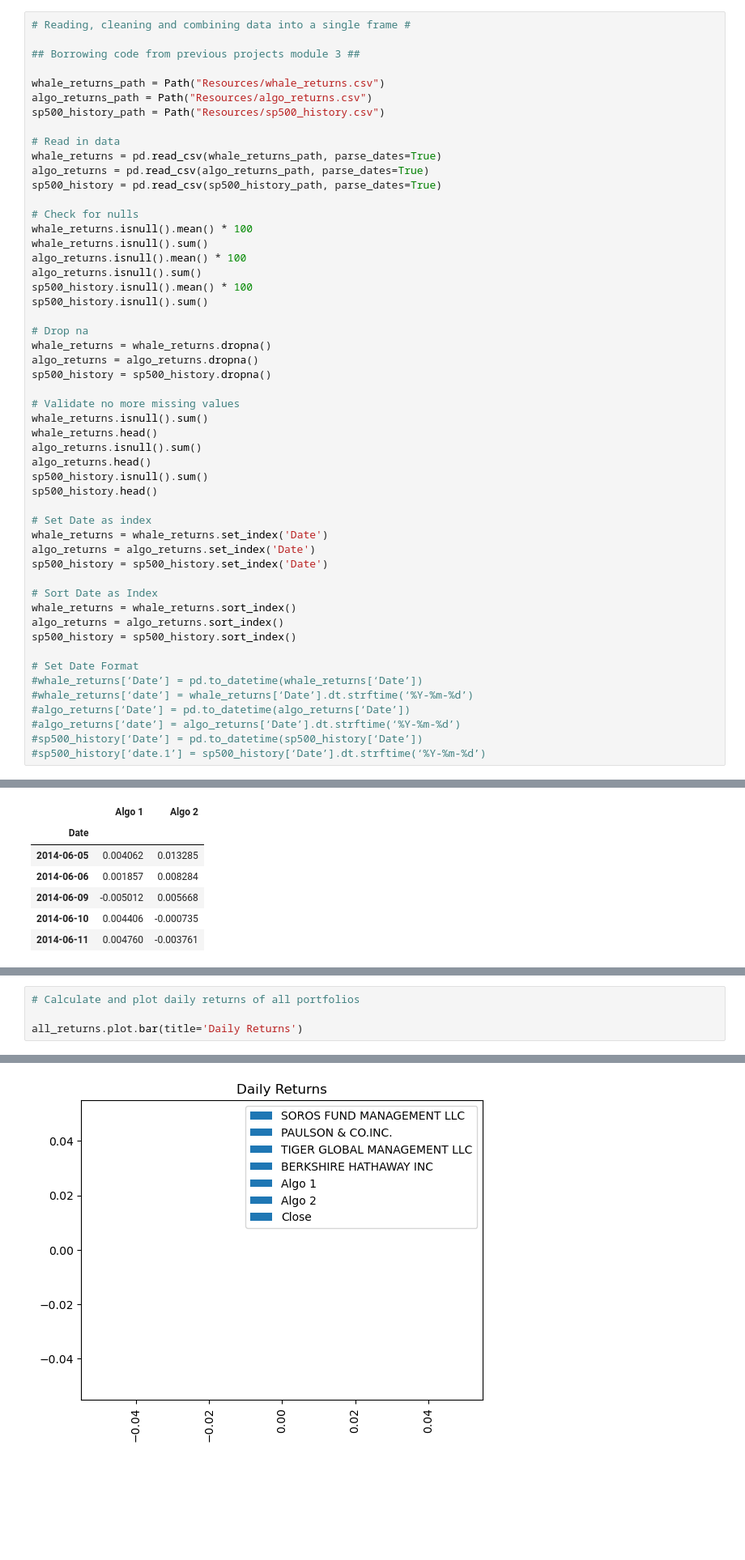
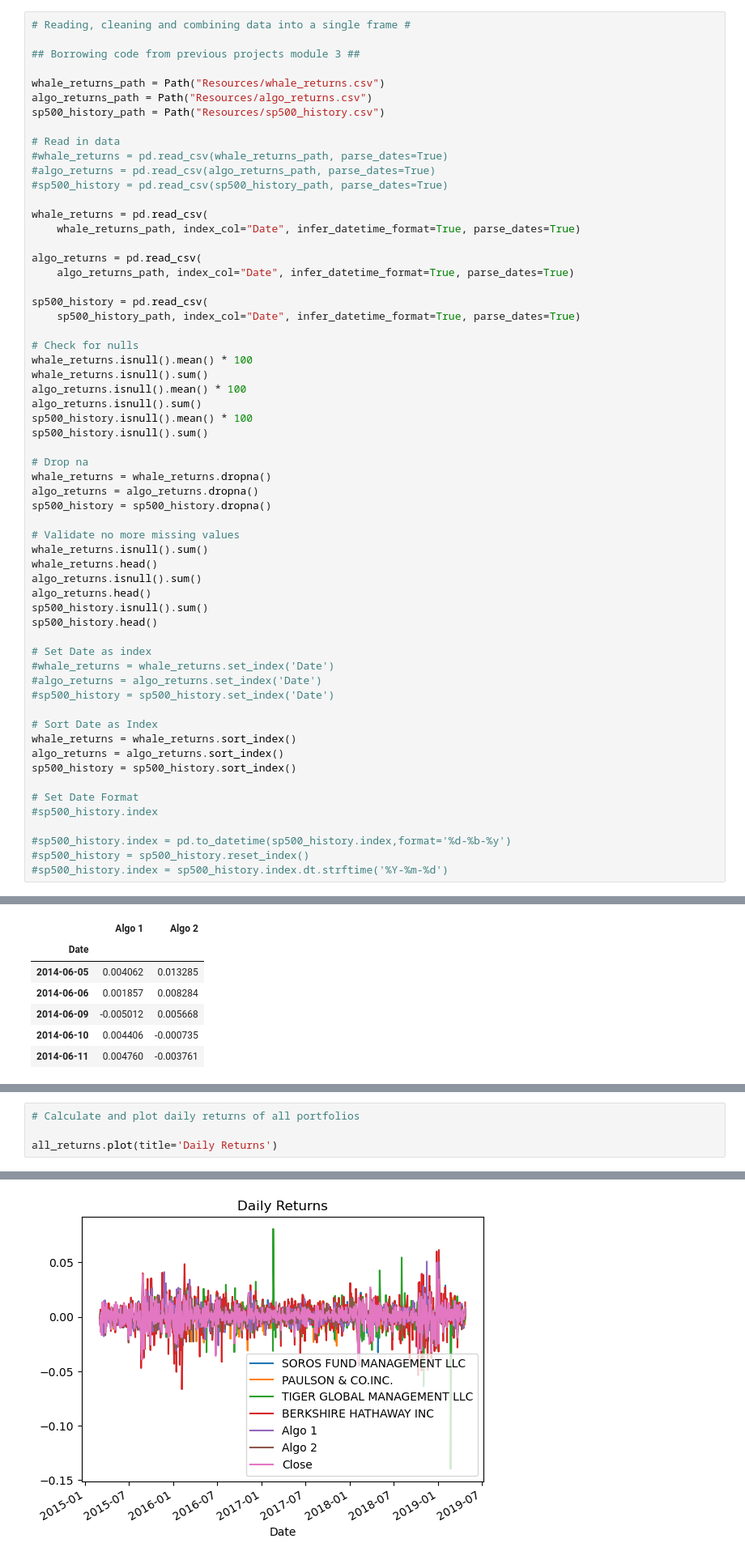
Before and after one commit to jfrazure/Whale-Analysis, a Jupyter notebook: ProjectWhaleAnalysis.ipynb, the cells around one changed output, grey strips where cells are left out. Shown at 81% size. Saved outputs shown, nothing was run; the diff lists cells and outputs as text; blank space fills up the shorter version.

```diff
--- a/ProjectWhaleAnalysis.ipynb
+++ b/ProjectWhaleAnalysis.ipynb
@@ -18,9 +18,18 @@ algo_returns_path = Path("Resources/algo_returns.csv")
 sp500_history_path = Path("Resources/sp500_history.csv")
 
 # Read in data
-whale_returns = pd.read_csv(whale_returns_path, parse_dates=True)
-algo_returns = pd.read_csv(algo_returns_path, parse_dates=True)
-sp500_history = pd.read_csv(sp500_history_path, parse_dates=True)
+#whale_returns = pd.read_csv(whale_returns_path, parse_dates=True)
+#algo_returns = pd.read_csv(algo_returns_path, parse_dates=True)
+#sp500_history = pd.read_csv(sp500_history_path, parse_dates=True)
+
+whale_returns = pd.read_csv(
+    whale_returns_path, index_col="Date", infer_datetime_format=True, parse_dates=True)
+
+algo_returns = pd.read_csv(
+    algo_returns_path, index_col="Date", infer_datetime_format=True, parse_dates=True)
+
+sp500_history = pd.read_csv(
+    sp500_history_path, index_col="Date", infer_datetime_format=True, parse_dates=True)
 
 # Check for nulls
 whale_returns.isnull().mean() * 100
@@ -44,9 +53,9 @@ sp500_history.isnull().sum()
 sp500_history.head()
 
 # Set Date as index
-whale_returns = whale_returns.set_index('Date')
-algo_returns = algo_returns.set_index('Date')
-sp500_history = sp500_history.set_index('Date')
+#whale_returns = whale_returns.set_index('Date')
+#algo_returns = algo_returns.set_index('Date')
+#sp500_history = sp500_history.set_index('Date')
 
 # Sort Date as Index
 whale_returns = whale_returns.sort_index()
@@ -54,12 +63,11 @@ algo_returns = algo_returns.sort_index()
 sp500_history = sp500_history.sort_index()
 
 # Set Date Format
-#whale_returns[‘Date’] = pd.to_datetime(whale_returns[‘Date’])
-#whale_returns[‘date’] = whale_returns[‘Date’].dt.strftime(‘%Y-%m-%d’)
-#algo_returns[‘Date’] = pd.to_datetime(algo_returns[‘Date’])
-#algo_returns[‘date’] = algo_returns[‘Date’].dt.strftime(‘%Y-%m-%d’)
-#sp500_history[‘Date’] = pd.to_datetime(sp500_history[‘Date’])
-#sp500_history[‘date.1’] = sp500_history[‘Date’].dt.strftime(‘%Y-%m-%d’)
+#sp500_history.index
+
+#sp500_history.index = pd.to_datetime(sp500_history.index,format='%d-%b-%y')
+#sp500_history = sp500_history.reset_index()
+#sp500_history.index = sp500_history.index.dt.strftime('%Y-%m-%d')
 # %%
 # Convert string to float for clean numeric format
 
@@ -120,5 +132,5 @@ all_returns.head()
 # %%
 # Calculate and plot daily returns of all portfolios
 
-all_returns.plot.bar(title='Daily Returns')
+all_returns.plot(title='Daily Returns')
 # %% [output]
@@ -126,4 +138,4 @@ IndexError: index 0 is out of bounds for axis 0 with size 0
-[figure, old version]
+[figure, new version]
 # %%
 # Calculate and plot cumulative returns for all portfolios
 
```
Also changed, not shown: parts of 3 cells of this notebook.
